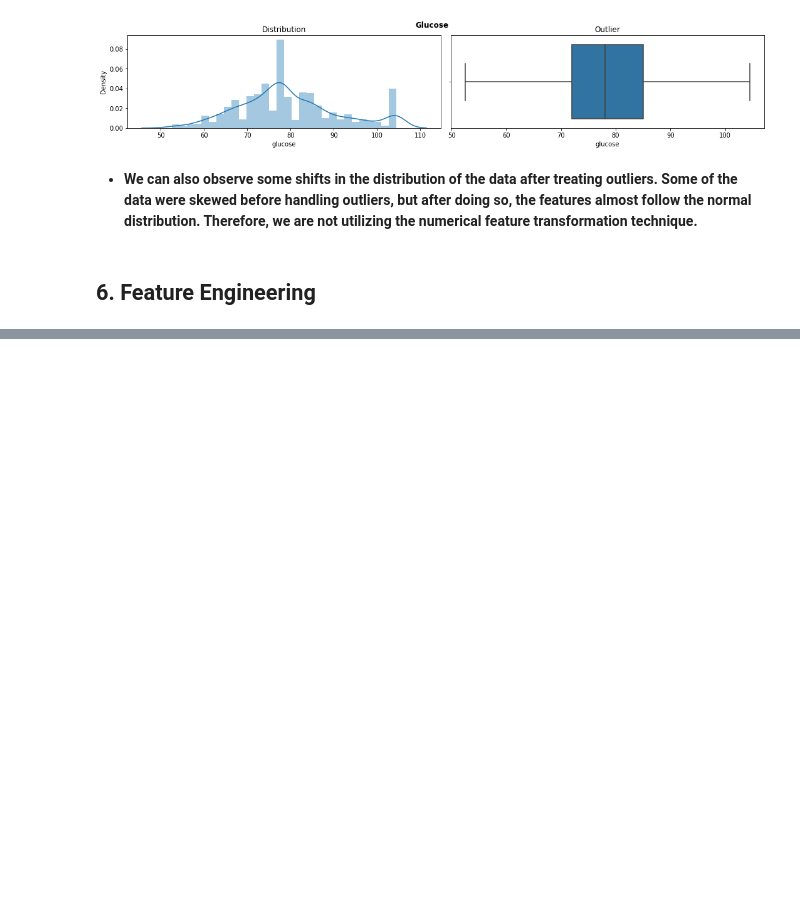
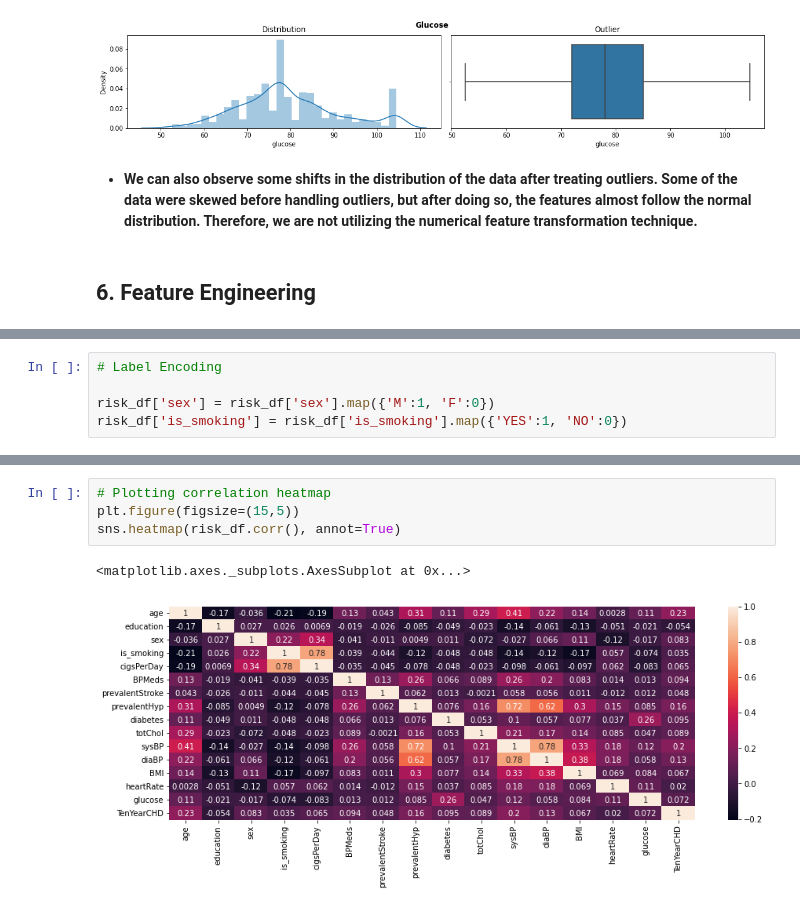
Before and after one commit to Navneet2409/cardiovascular-risk-prediction, a Jupyter notebook: Cardiovascular_Notebook_Navneet_Keshri.ipynb, the cells around one changed output, grey strips where cells are left out. Drawn from its saved outputs; the diff is of its cells as text; blank space fills up the shorter version.

```diff
--- a/Cardiovascular_Notebook_Navneet_Keshri.ipynb
+++ b/Cardiovascular_Notebook_Navneet_Keshri.ipynb
@@ -739,0 +733,5 @@ for col in numeric_features:
+# %%
+# Label Encoding
+
+risk_df['sex'] = risk_df['sex'].map({'M':1, 'F':0})
+risk_df['is_smoking'] = risk_df['is_smoking'].map({'YES':1, 'NO':0})
@@ -739,0 +748,7 @@ for col in numeric_features:
+# %%
+# Plotting correlation heatmap
+plt.figure(figsize=(15,5))
+sns.heatmap(risk_df.corr(), annot=True)
+# %% [output]
+<matplotlib.axes._subplots.AxesSubplot at 0x...>
+[figure, added]
```
Also changed, not shown: parts of 75 cells of this notebook.
